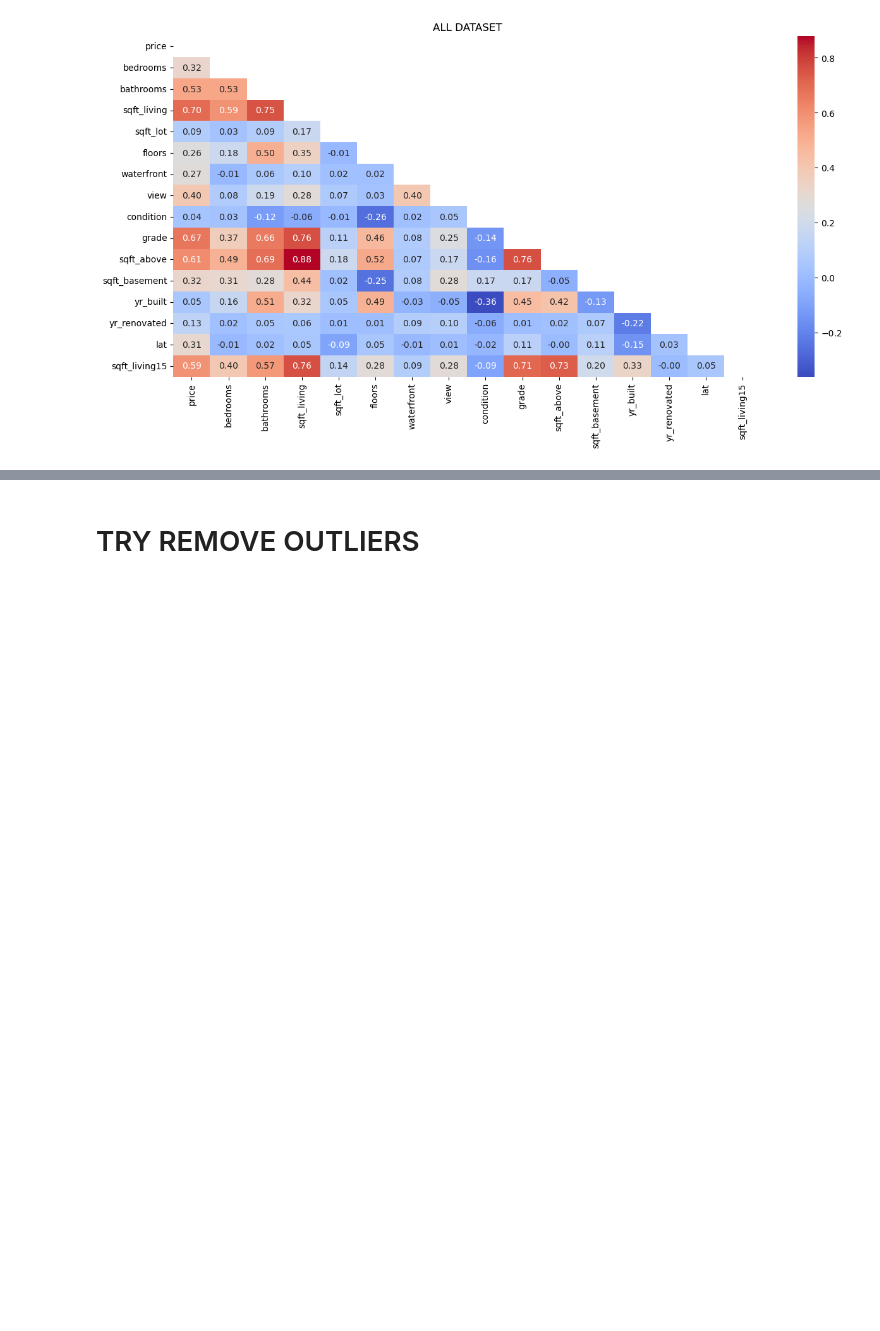
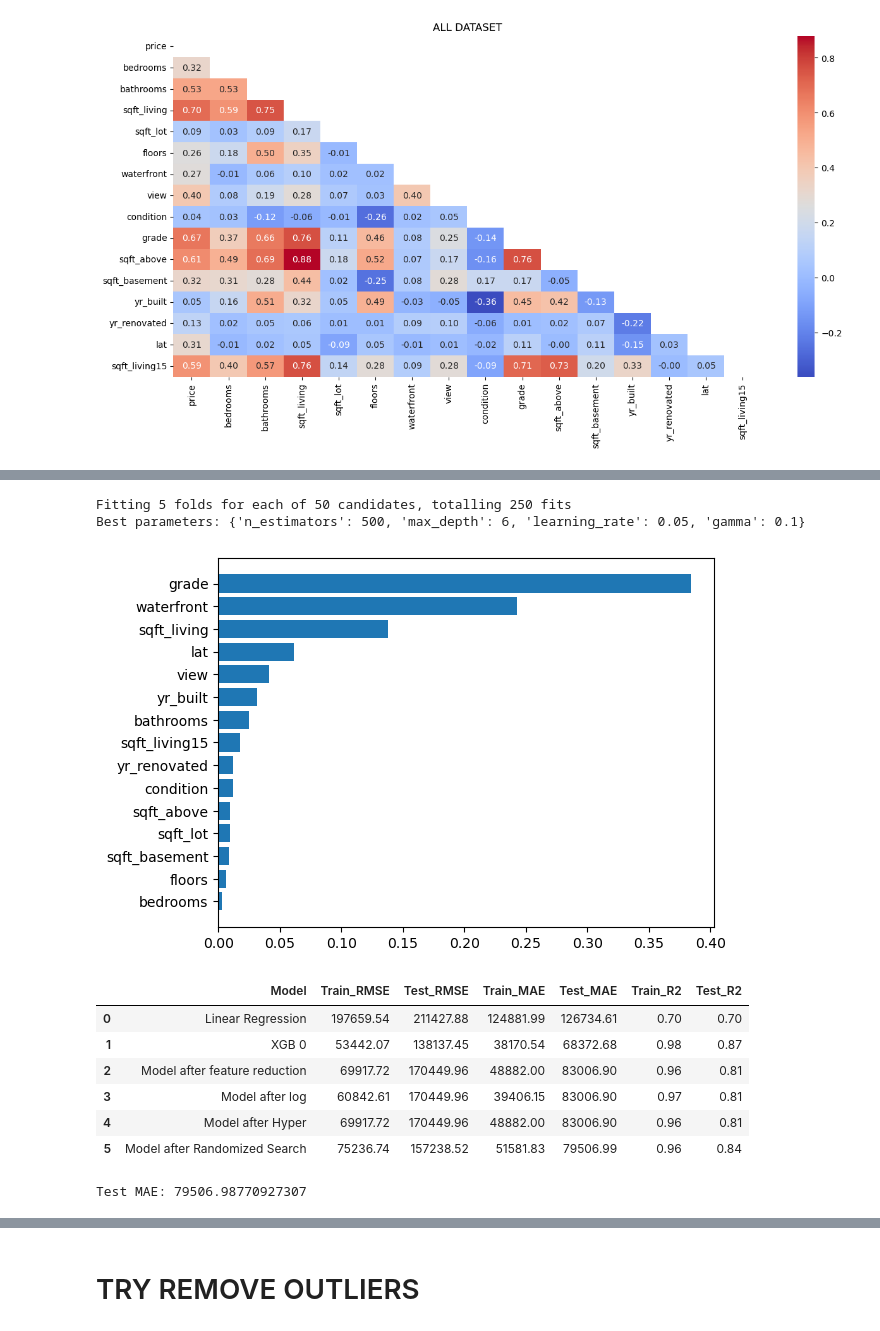
Before and after one commit to brunojrg/house-prices-project, a Jupyter notebook: Notebooks/xgboost.ipynb, the cells around one changed output, grey strips where cells are left out. Drawn from its saved outputs; the diff is of its cells as text; code cells hidden in the pictures; blank space fills up the shorter version.

Commit message:
PROJECT WEEK 5: XGBOOST

```diff
--- a/Notebooks/xgboost.ipynb
+++ b/Notebooks/xgboost.ipynb
@@ -191,0 +272,68 @@ X_test shape: (4323, 15)
+# %%
+from sklearn.model_selection import RandomizedSearchCV
+from xgboost import XGBRegressor
+
+xgb = XGBRegressor()
+
+# Define parameter distribution for sampling
+param_dist = {
+    'n_estimators': [100, 300, 500, 800],
+    'max_depth': list(range(3, 10)),
+    'learning_rate': [0.01, 0.03, 0.05, 0.1],
+    'gamma': [0, 0.1, 0.3],
+}
+
+# Randomized search
+random_search = RandomizedSearchCV(
+    estimator=xgb,
+    param_distributions=param_dist,
+    n_iter=50,                 # number of random combinations to try
+    cv=5,                      # 3-fold cross-validation (faster than 5)
+    scoring='neg_root_mean_squared_error',
+    n_jobs=-1,                 # use all CPU cores
+    verbose=2,
+    random_state=42
+)
+
+# Fit randomized search
+#random_search.fit(X_train, y_train)
+random_search.fit(
+    X_train, y_train,
+)
+# Best parameters
+print("Best parameters:", random_search.best_params_)
+best_model = random_search.best_estimator_
+
+best_model.fit(
+    X_train, y_train,
+)
+# Best model
+
+# Evaluate on test set
+y_pred = best_model.predict(X_test)
+y_pred_train = best_model.predict(X_train)
+
+sort_idx = best_model.feature_importances_.argsort()
+plt.barh(X_test.columns[sort_idx],best_model.feature_importances_[sort_idx])
+plt.show()
+
+new_row = evaluate_model("Model after Randomized Search", y_train, y_pred_train, y_test, y_pred)
+metrics_df = pd.concat([metrics_df, new_row], ignore_index=True)
+
+metrics_df
+# %% [output]
+Fitting 5 folds for each of 50 candidates, totalling 250 fits
+Best parameters: {'n_estimators': 500, 'max_depth': 6, 'learning_rate': 0.05, 'gamma': 0.1}
+[figure, added]
+|  | Model | Train_RMSE | Test_RMSE | Train_MAE | Test_MAE | Train_R2 | Test_R2 |
+| 0 | Linear Regression | 197659.54 | 211427.88 | 124881.99 | 126734.61 | 0.70 | 0.70 |
+| 1 | XGB 0 | 53442.07 | 138137.45 | 38170.54 | 68372.68 | 0.98 | 0.87 |
+| 2 | Model after feature reduction | 69917.72 | 170449.96 | 48882.00 | 83006.90 | 0.96 | 0.81 |
+| 3 | Model after log | 60842.61 | 170449.96 | 39406.15 | 83006.90 | 0.97 | 0.81 |
+| 4 | Model after Hyper | 69917.72 | 170449.96 | 48882.00 | 83006.90 | 0.96 | 0.81 |
+| 5 | Model after Randomized Search | 75236.74 | 157238.52 | 51581.83 | 79506.99 | 0.96 | 0.84 |
+# %%
+mae = mean_absolute_error(y_test, y_pred)
+print("Test MAE:", mae)
+# %% [output]
+Test MAE: 79506.98770927307
```
Also changed, not shown: parts of 35 cells of this notebook.
